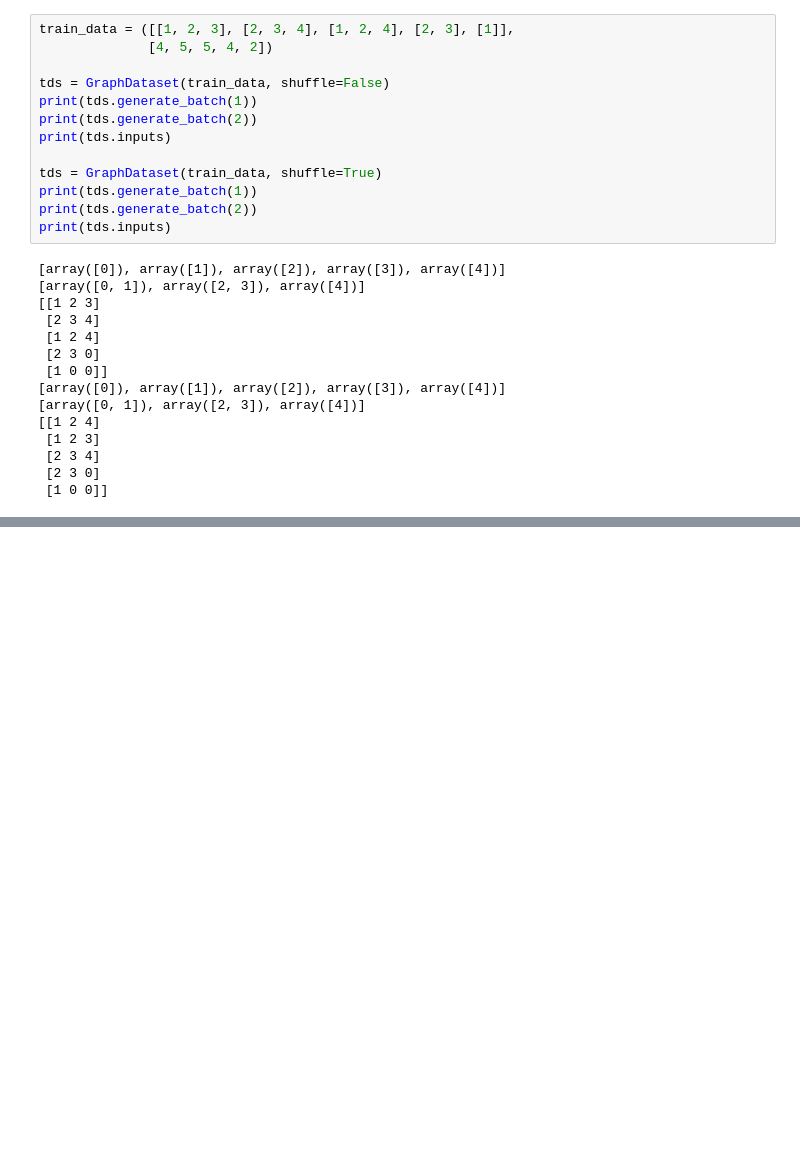
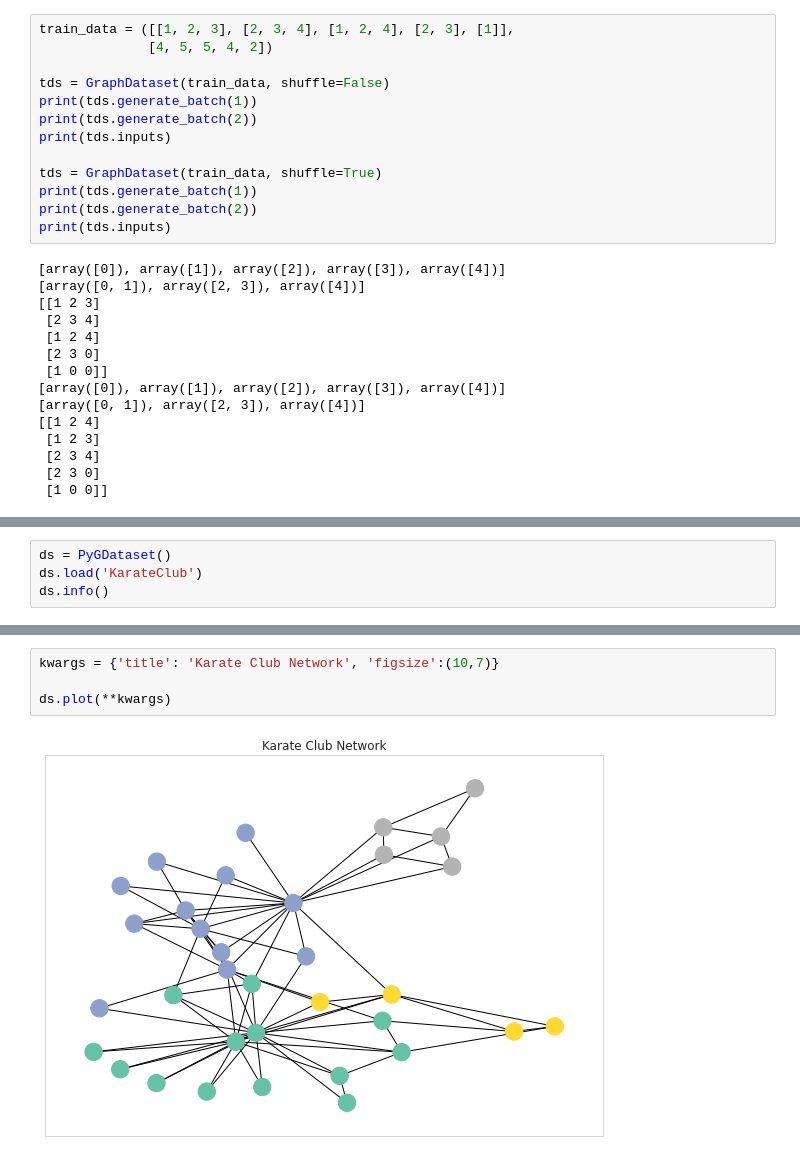
Before and after one commit to recohut/recohut, a Jupyter notebook: nbs/datasets/bases/datasets.bases.graph.ipynb, the cells around one changed output, grey strips where cells are left out. Cells and saved outputs as stored; diff of their text form; blank space fills up the shorter version.

Commit message:
Add `PyGDataset` class
A wrapper class of PyTorch geometric dataset module

```diff
--- a/nbs/datasets/bases/datasets.bases.graph.ipynb
+++ b/nbs/datasets/bases/datasets.bases.graph.ipynb
@@ -105,0 +160,4 @@ print(tds.inputs)
+# %%
+ds = PyGDataset()
+ds.load('KarateClub')
+ds.info()
@@ -105,0 +181,6 @@ print(tds.inputs)
+# %%
+kwargs = {'title': 'Karate Club Network', 'figsize':(10,7)}
+
+ds.plot(**kwargs)
+# %% [output]
+[figure, added]
```
Also changed, not shown: parts of 7 cells of this notebook.
